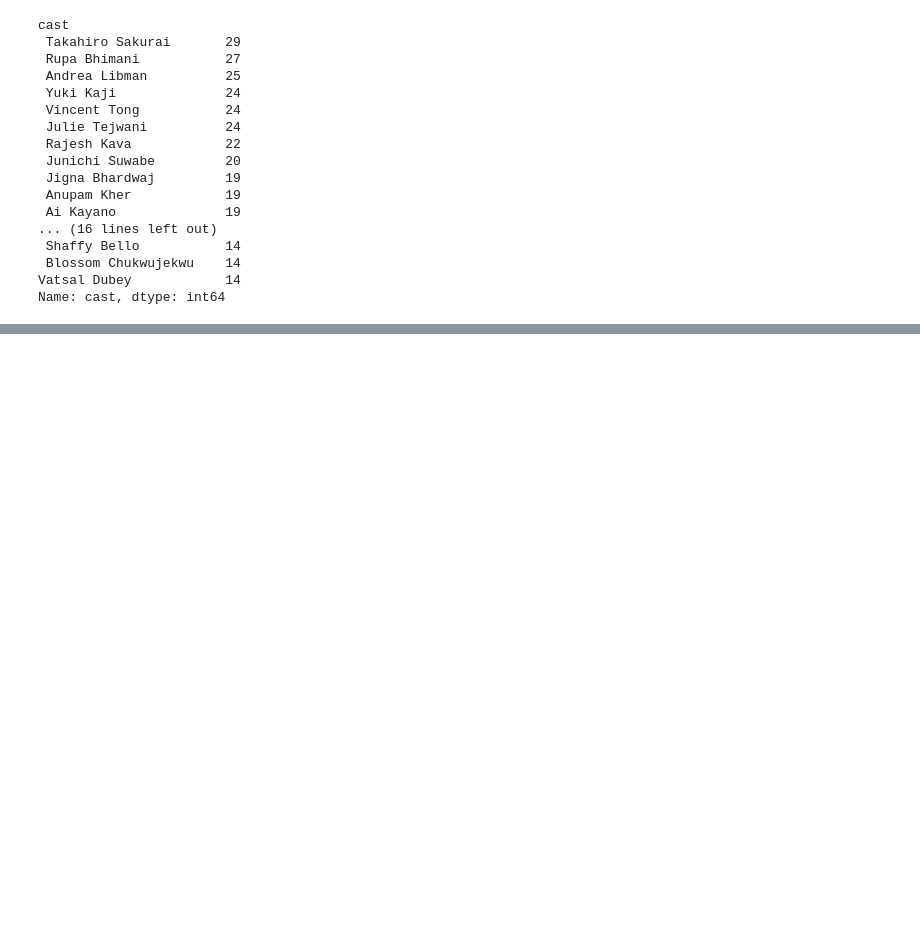
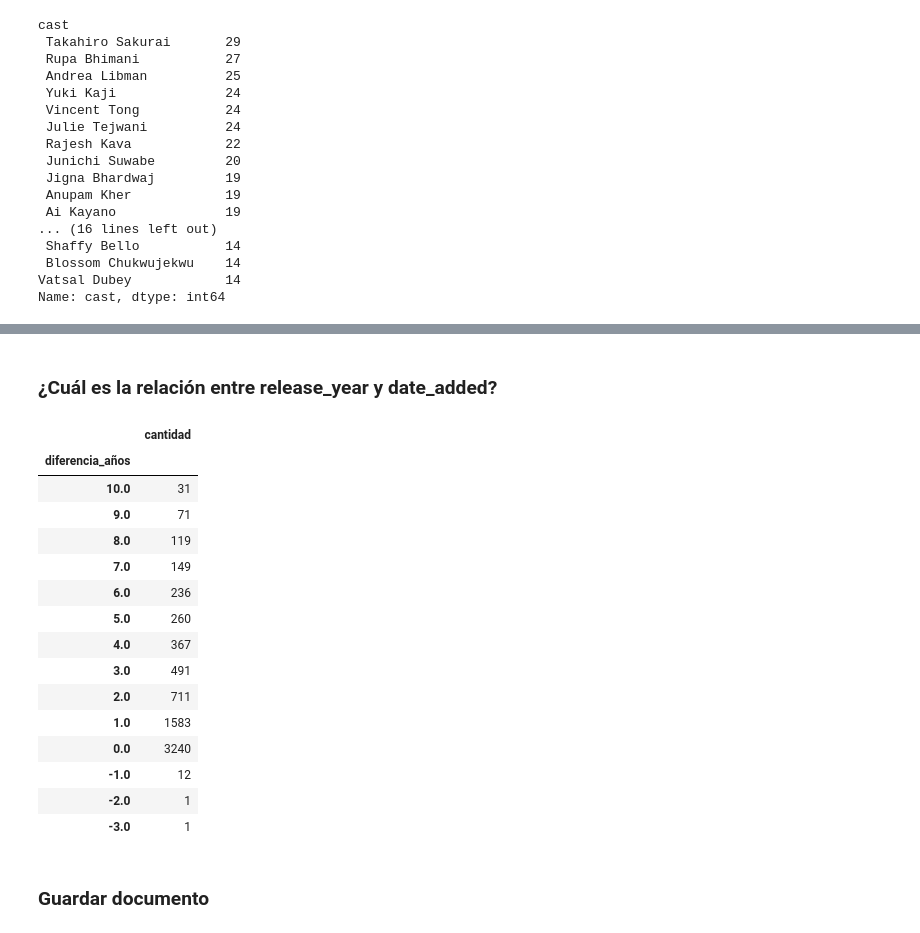
Before and after one commit to arleyCastaneda22/EDA-An-lisis-exploratorio-de-datos-, a Jupyter notebook: DatasetsNeflix.ipynb, the cells around one changed output, grey strips where cells are left out. Drawn from its saved outputs; the diff is of its cells as text; code cells hidden in the pictures; blank space fills up the shorter version.

```diff
--- a/DatasetsNeflix.ipynb
+++ b/DatasetsNeflix.ipynb
@@ -324,0 +347,5 @@ Name: cast, dtype: int64
+# %%
+df_con_formato_de_fecha_correcto["date_added_month"] = df_con_formato_de_fecha_correcto["date_added"].dt.month_name()
+mes_con_mas_contenido = df_con_formato_de_fecha_correcto.groupby("date_added_month").agg({"title":"count"}).sort_values(by="date_added_month",ascending=False)
+mes_con_mas_contenido = mes_con_mas_contenido.rename(columns={"title":"cantidad"})
+mes_con_mas_contenido
@@ -324,0 +367,31 @@ Name: cast, dtype: int64
+# %% [markdown]
+### ¿Cuál es la relación entre release_year y date_added?
+# %%
+#Diferecia entre año de estreno y año de agregado a la pagina
+extraer_año =df_con_formato_de_fecha_correcto["date_added"].dt.year
+diferencia_entre_año_estreno_y_agregado_pagina = extraer_año - df_con_formato_de_fecha_correcto["release_year"]
+df_con_formato_de_fecha_correcto["diferencia_años"] = diferencia_entre_año_estreno_y_agregado_pagina
+
+#Mostrar está relacion agrupando la columna diferencia_años y contando cuantos titulos hay en cada grupo
+diferencia_años = df_con_formato_de_fecha_correcto.groupby("diferencia_años").agg({"title":"count"}).sort_values(by="diferencia_años",ascending=False)
+diferencia_años = diferencia_años.rename(columns={"title":"cantidad"})
+diferencia_años
+# %% [output]
+|  | cantidad |
+| diferencia_años |  |
+| 10.0 | 31 |
+| 9.0 | 71 |
+| 8.0 | 119 |
+| 7.0 | 149 |
+| 6.0 | 236 |
+| 5.0 | 260 |
+| 4.0 | 367 |
+| 3.0 | 491 |
+| 2.0 | 711 |
+| 1.0 | 1583 |
+| 0.0 | 3240 |
+| -1.0 | 12 |
+| -2.0 | 1 |
+| -3.0 | 1 |
+# %% [markdown]
+### Guardar documento
```
Also changed, not shown: parts of 7 cells of this notebook, 2 other files.
